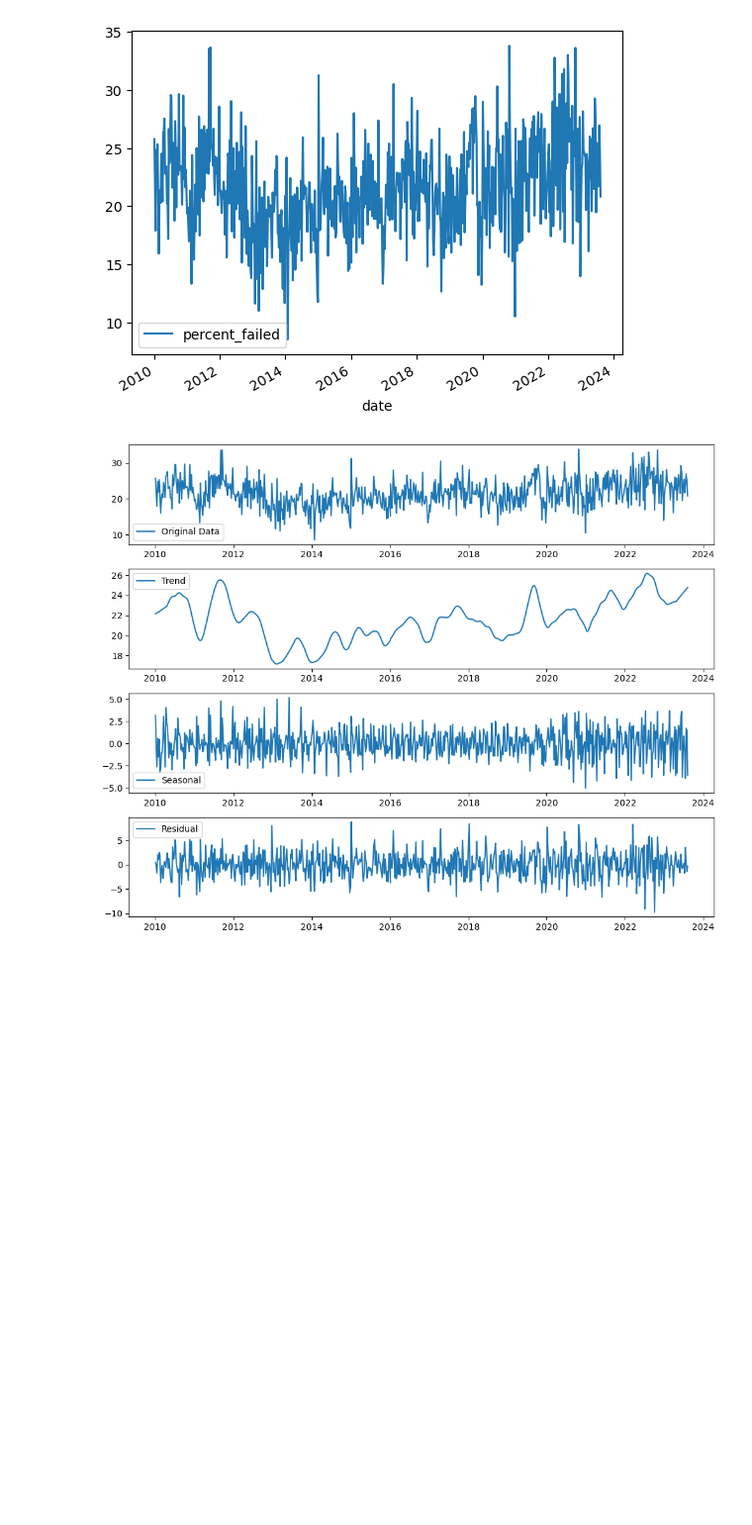
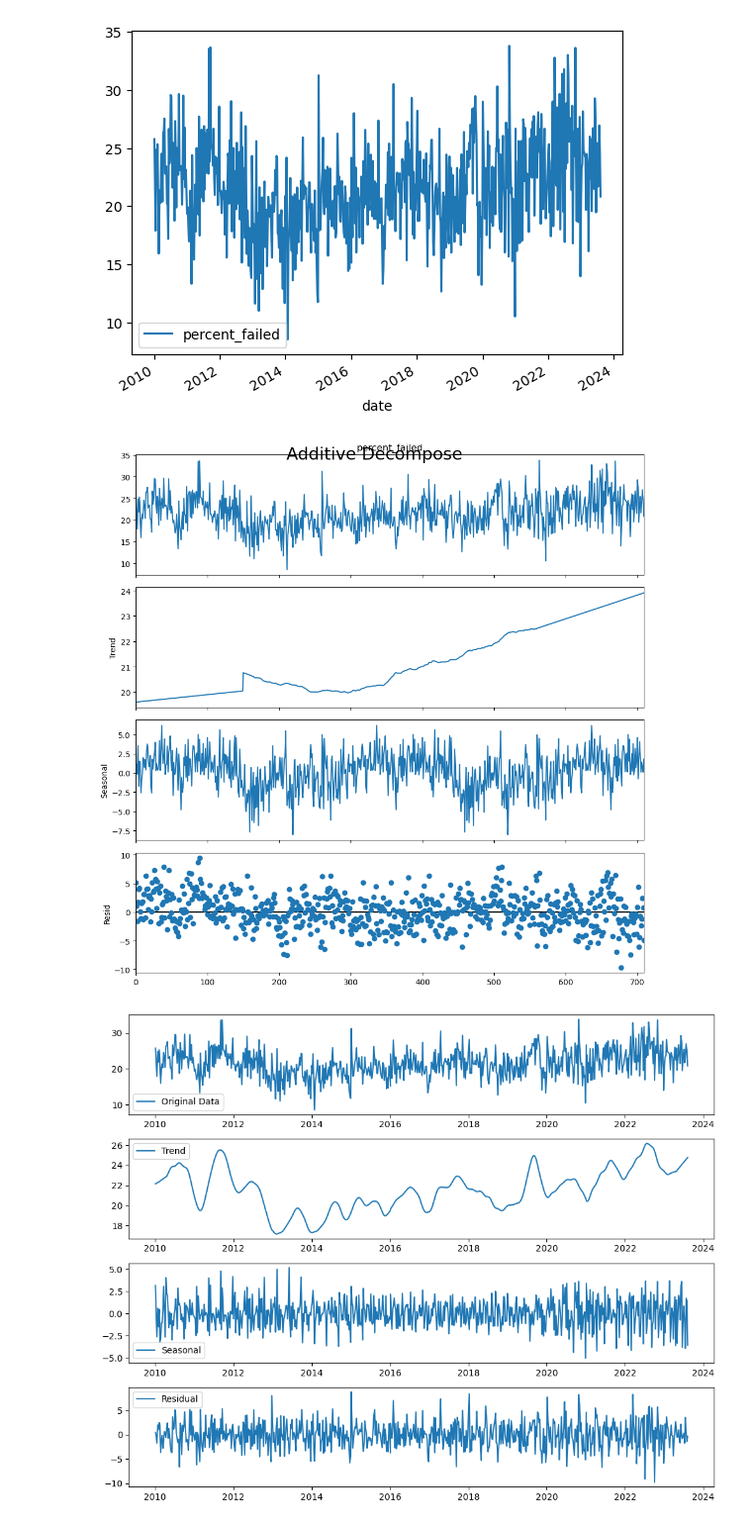
Before and after one commit to ejw-data/proj-food-inspections, a Jupyter notebook: feature_analysis.ipynb, the cells around one changed output. Shown at 99% size. Cells and saved outputs as stored; diff of their text form; code cells hidden in the pictures; blank space fills up the shorter version.

Commit message:
fixed parameter

```diff
--- a/feature_analysis.ipynb
+++ b/feature_analysis.ipynb
@@ -344,5 +344,15 @@ temp_percent.plot(x='date', y='percent_failed')
 # %% [output]
 <Axes: xlabel='date'>
 [figure]
+# %%
+from statsmodels.tsa.seasonal import STL, seasonal_decompose
+result_add = seasonal_decompose(temp_percent['percent_failed'], model='additive', extrapolate_trend='freq', period=300)
+
+# Plot
+plt.rcParams.update({'figure.figsize': (10,10)})
+result_add.plot().suptitle('Additive Decompose', fontsize=22)
+plt.show()
+# %% [output]
+[figure, added]
 # %%
 # Perform seasonal decomposition using STL
```
Also changed, not shown: parts of 1 cell of this notebook.
